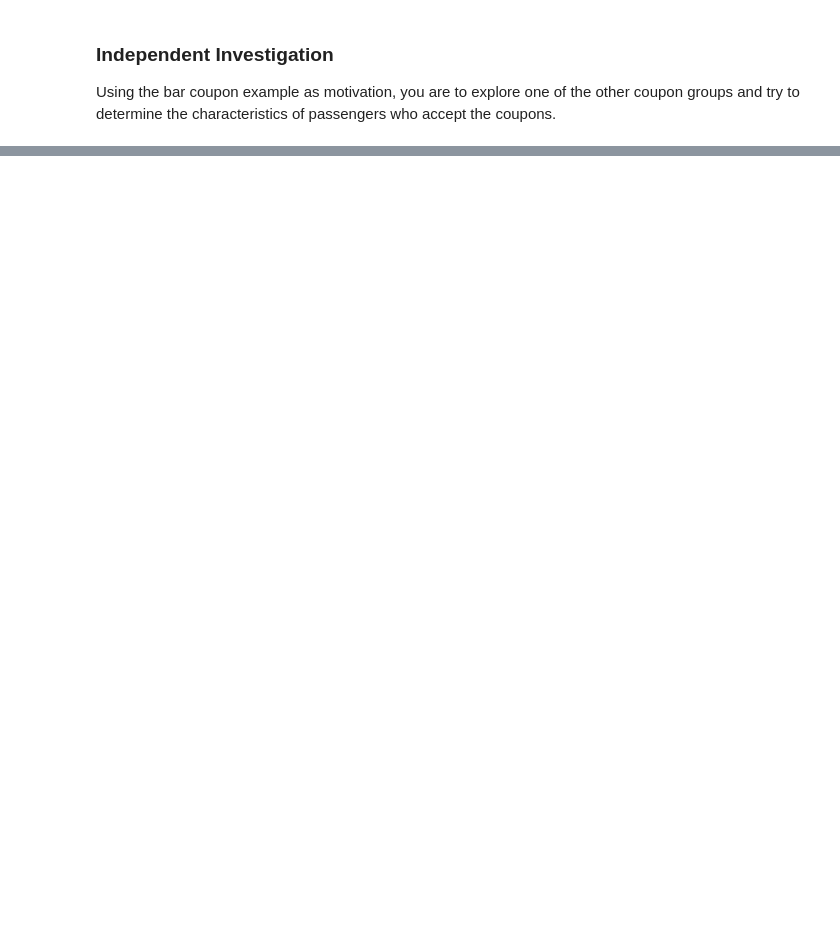
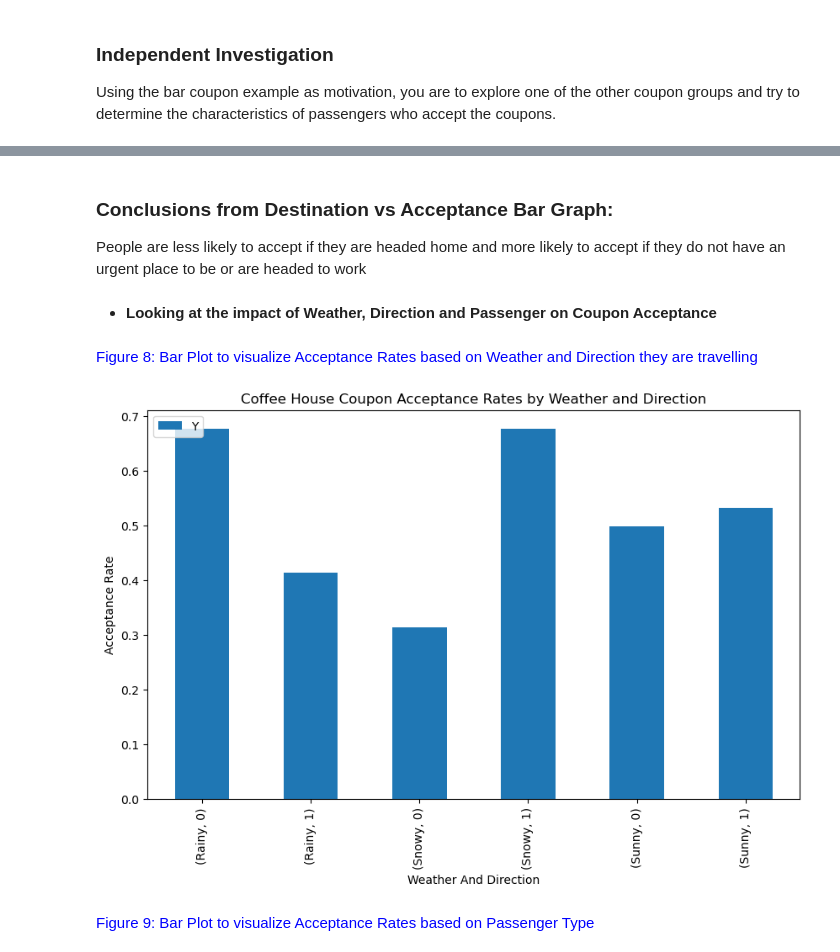
Before and after one commit to anjana250/mlai, a Jupyter notebook: assignment_5_1_starter/prompt.ipynb, the cells around one changed output, grey strips where cells are left out. Saved outputs shown, nothing was run; the diff lists cells and outputs as text; code cells hidden in the pictures; blank space fills up the shorter version.

```diff
--- a/assignment_5_1_starter/prompt.ipynb
+++ b/assignment_5_1_starter/prompt.ipynb
@@ -452,0 +479,25 @@ coffe_criteria.loc[coffe_criteria['Y']==1].shape[0]/coffe_criteria.shape[0]*100
+# %% [markdown]
+### Conclusions from Destination vs Acceptance Bar Graph:
+
+People are less likely to accept if they are headed home and more likely to accept if they do not have an urgent place to be or are headed to work
+# %% [markdown]
+* **Looking at the impact of Weather, Direction and Passenger on Coupon Acceptance**
+# %% [markdown]
+ <span style="color:blue">
+    Figure 8: Bar Plot to visualize Acceptance Rates based on Weather and Direction they are travelling
+    </span>
+# %%
+df_groups = data_coffee.groupby(['weather' ,'direction_same'])['Y'].mean()
+plt.figure(figsize=(10, 6))
+df_groups.plot(kind='bar')
+plt.legend(loc="upper left")
+plt.title('Coffee House Coupon Acceptance Rates by Weather and Direction')
+plt.xlabel('Weather And Direction')
+plt.ylabel('Acceptance Rate')
+plt.savefig('./images/coffeeacceptanceWeather.png')
+# %% [output]
+[figure, added]
+# %% [markdown]
+ <span style="color:blue">
+    Figure 9: Bar Plot to visualize Acceptance Rates based on Passenger Type
+    </span>
```
Also changed, not shown: parts of 73 cells of this notebook, 11 other files.
